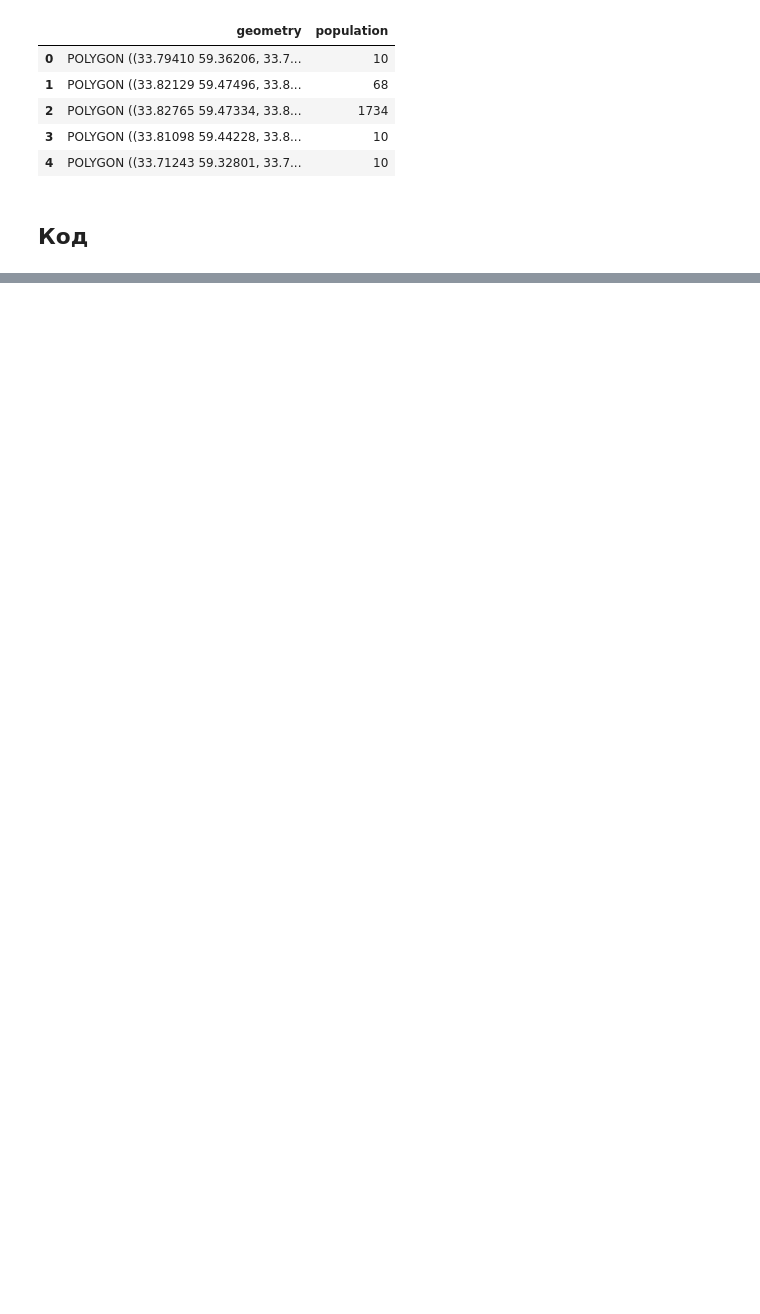
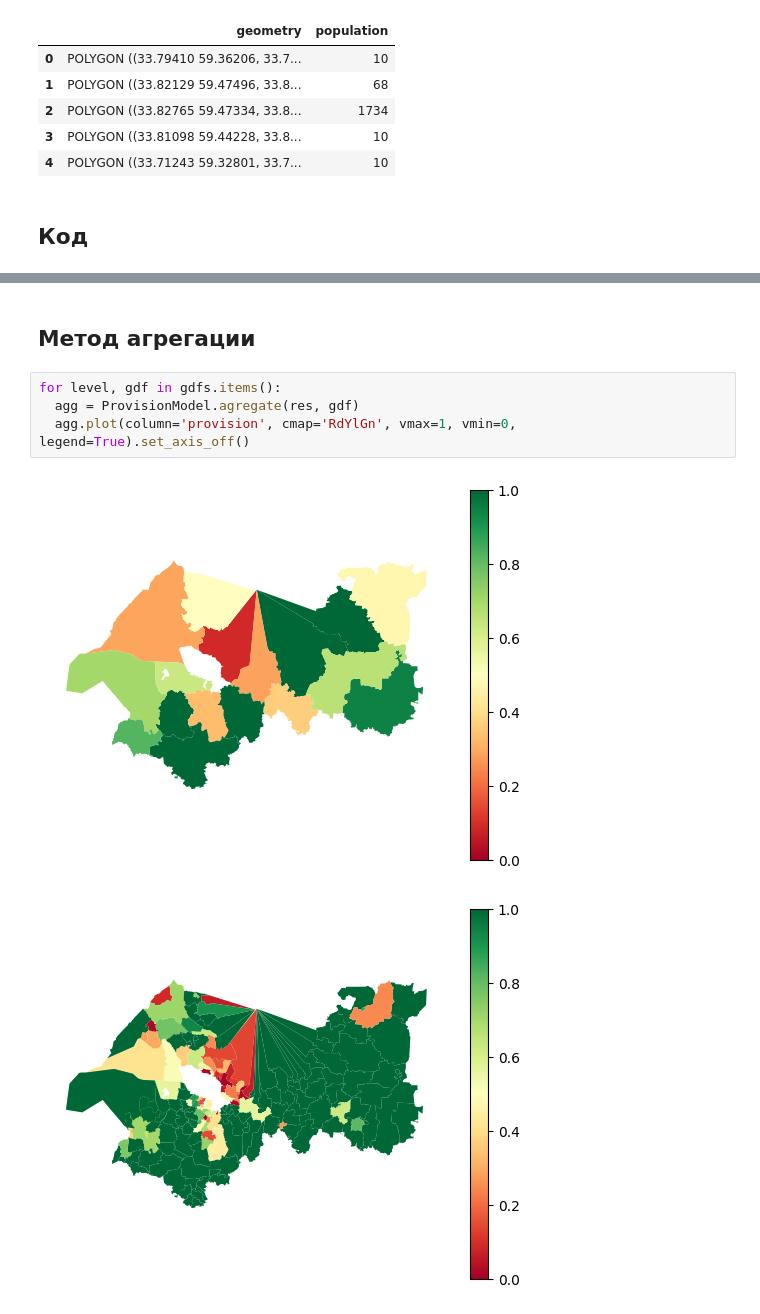
Before and after one commit to aimclub/blocksnet, a Jupyter notebook: examples/test.ipynb, the cells around one changed output, grey strips where cells are left out. Cells and saved outputs as stored; diff of their text form; blank space fills up the shorter version.

```diff
--- a/examples/test.ipynb
+++ b/examples/test.ipynb
@@ -321,0 +476,9 @@ class ProvisionModel(BaseModel):
+# %% [markdown]
+## Метод агрегации
+# %%
+for level, gdf in gdfs.items():
+  agg = ProvisionModel.agregate(res, gdf)
+  agg.plot(column='provision', cmap='RdYlGn', vmax=1, vmin=0, legend=True).set_axis_off()
+# %% [output]
+[figure, added]
+[figure, added]
```
Also changed, not shown: parts of 21 cells of this notebook, 15 other files.
